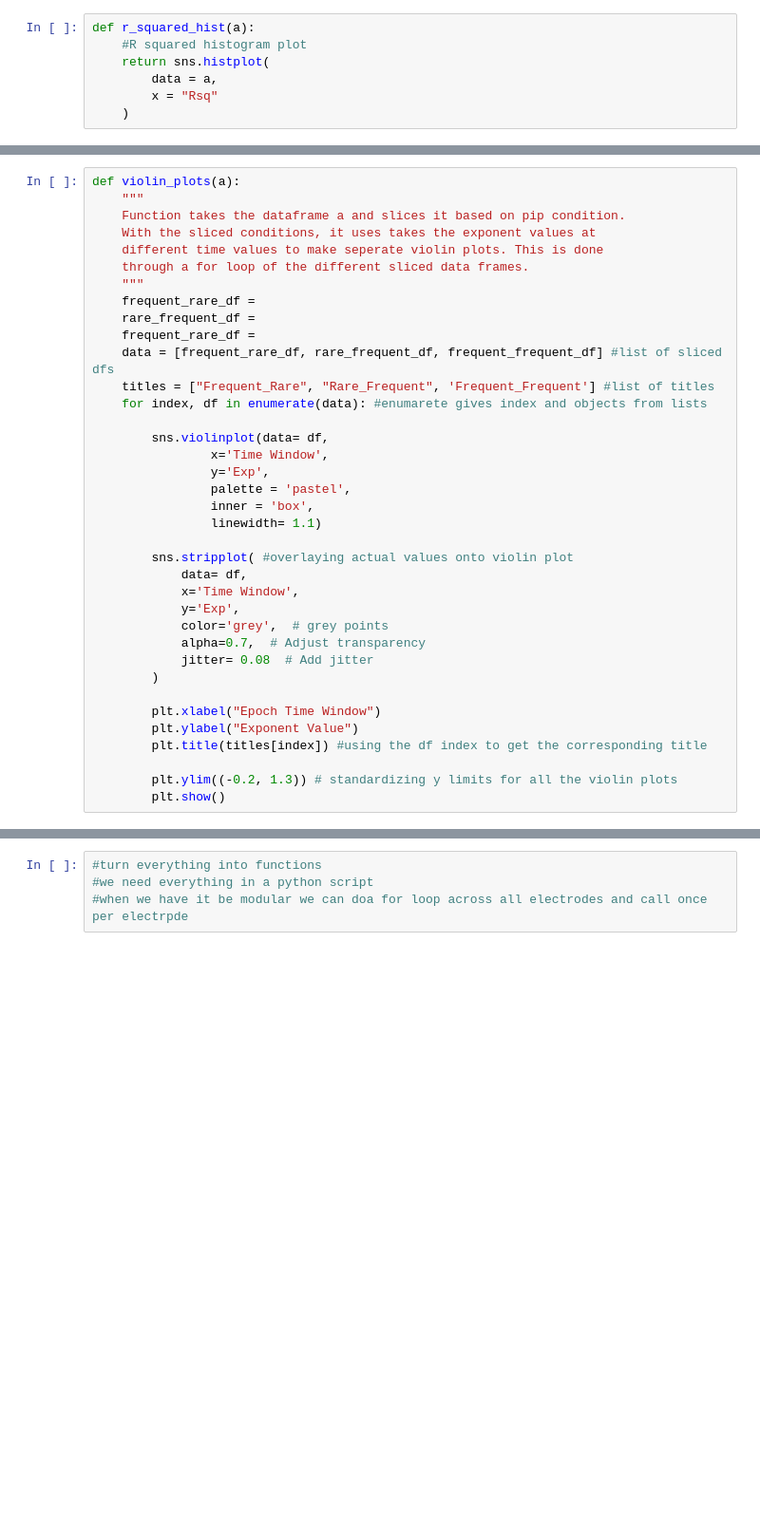
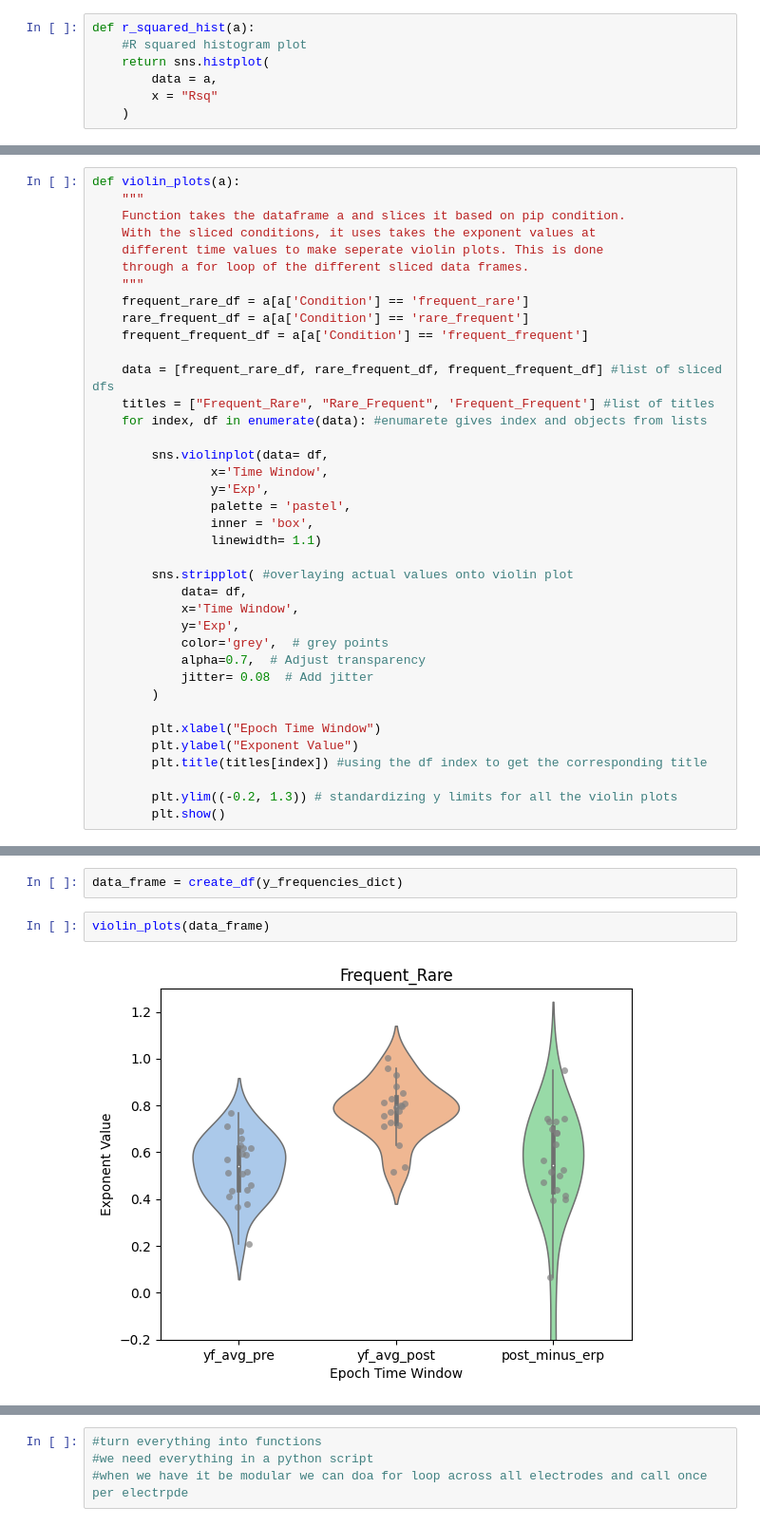
Before and after one commit to leoflur/EEG_ERP_Aperiodic_Analysis, a Jupyter notebook: Cygnus_Jnotebook_1_30_25.ipynb, the cells around one changed output, grey strips where cells are left out. Shown: that part at 95% size. Drawn from its saved outputs; the diff is of its cells as text; blank space fills up the shorter version.

```diff
--- a/Cygnus_Jnotebook_1_30_25.ipynb
+++ b/Cygnus_Jnotebook_1_30_25.ipynb
@@ -652,9 +442,10 @@ def violin_plots(a):
     different time values to make seperate violin plots. This is done
     through a for loop of the different sliced data frames.
     """
-    frequent_rare_df =
-    rare_frequent_df =
-    frequent_rare_df =
+    frequent_rare_df = a[a['Condition'] == 'frequent_rare']
+    rare_frequent_df = a[a['Condition'] == 'rare_frequent']
+    frequent_frequent_df = a[a['Condition'] == 'frequent_frequent']
+
     data = [frequent_rare_df, rare_frequent_df, frequent_frequent_df] #list of sliced dfs
     titles = ["Frequent_Rare", "Rare_Frequent", 'Frequent_Frequent'] #list of titles
     for index, df in enumerate(data): #enumarete gives index and objects from lists
@@ -701,0 +475,6 @@ SyntaxError: invalid syntax (564008131.py, line 8)
+# %%
+data_frame = create_df(y_frequencies_dict)
+# %%
+violin_plots(data_frame)
+# %% [output]
+[figure, added]
```
Also changed, not shown: parts of 7 cells of this notebook, 2 other files.
